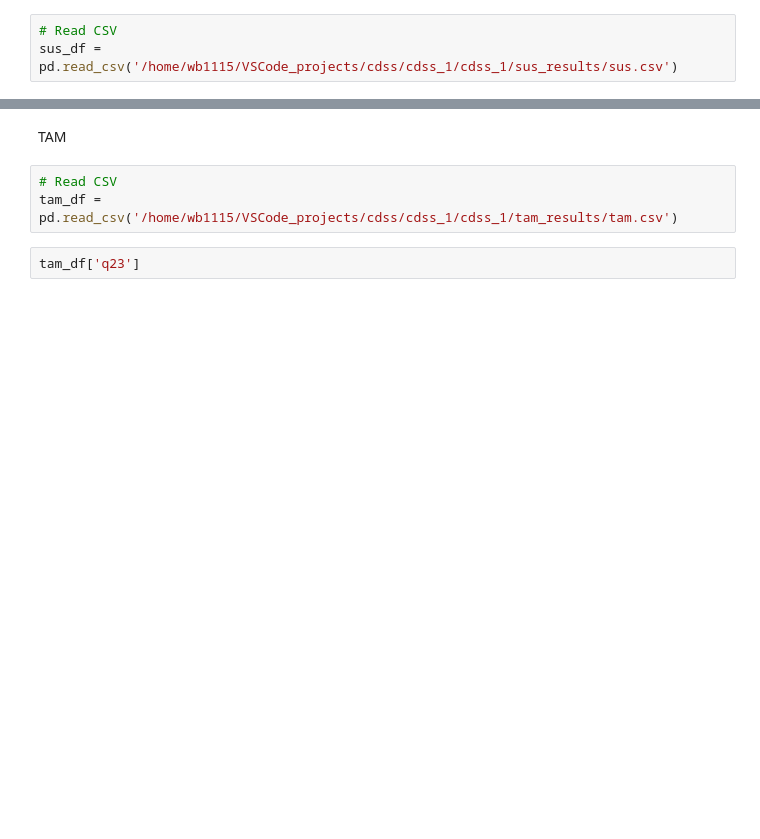
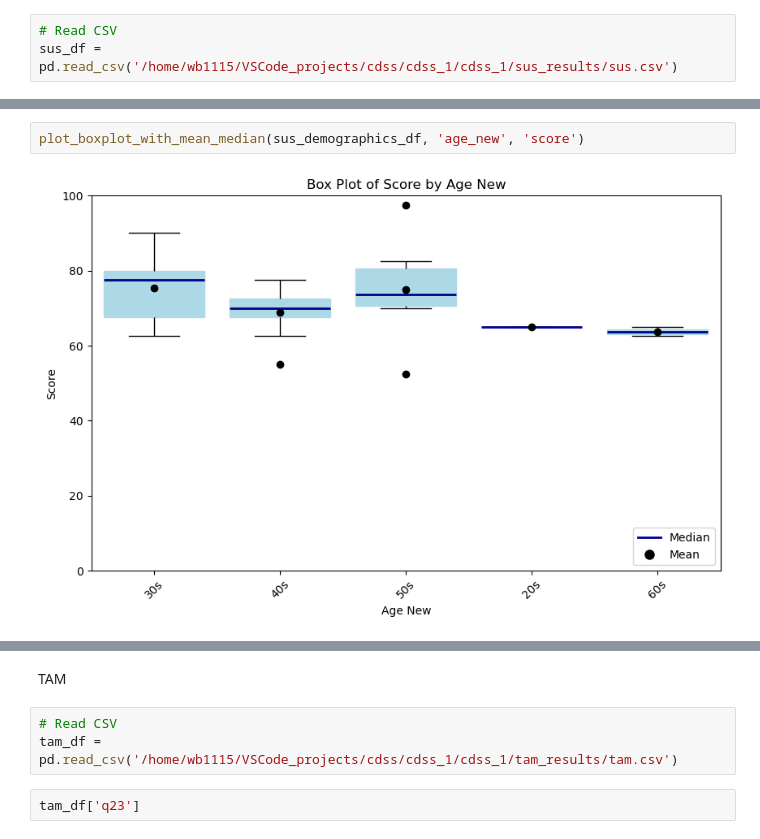
Before and after one commit to WilliamBolton/cdss_demo, a Jupyter notebook: cdss_1/cdss_1/analysis/sus_analysis.ipynb, the cells around one changed output, grey strips where cells are left out. Saved outputs shown, nothing was run; the diff lists cells and outputs as text; blank space fills up the shorter version.

```diff
--- a/cdss_1/cdss_1/analysis/sus_analysis.ipynb
+++ b/cdss_1/cdss_1/analysis/sus_analysis.ipynb
@@ -95,0 +281,4 @@ print(processed_sus_df['score'].std())
+# %%
+plot_boxplot_with_mean_median(sus_demographics_df, 'age_new', 'score')
+# %% [output]
+[figure, added]
```
Also changed, not shown: parts of 13 cells of this notebook, 10 other files.
